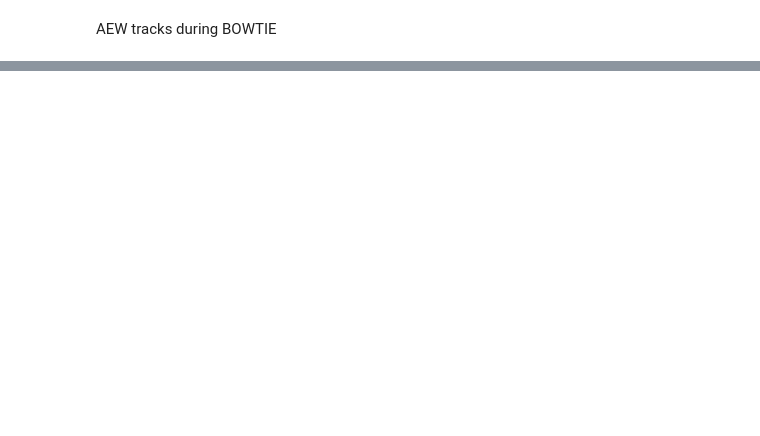
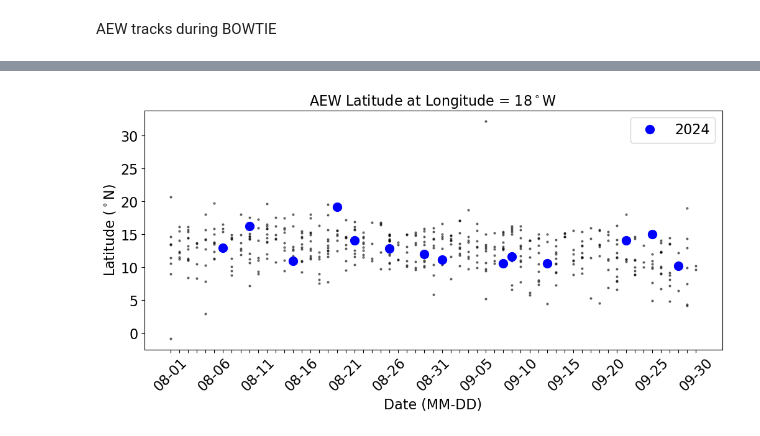
Before and after one commit to allison-wing/PICCOLO, a Jupyter notebook: plot_AEWtracks_ERA5_BOWTIE_climo.ipynb, the cells around one changed output, grey strips where cells are left out. Drawn from its saved outputs; the diff is of its cells as text; code cells hidden in the pictures; blank space fills up the shorter version.

```diff
--- a/plot_AEWtracks_ERA5_BOWTIE_climo.ipynb
+++ b/plot_AEWtracks_ERA5_BOWTIE_climo.ipynb
@@ -289,0 +308,69 @@ Text(0.5, 1.0, 'AEW Tracks: Aug  10 - Sep  30, 2024')
+# %%
+fig, ax = plt.subplots(figsize=(12, 5))
+#make month day array from august 1 to september 30
+date_range = pd.date_range(start="2024-08-01", end="2024-09-30")
+date18_md_reg = [f"{d.month:02d}-{d.day:02d}" for d in date_range]
+
+# Loop over each year
+for y, year in enumerate(years):
+
+    # Get dimensions
+    nAEW, ntimeAEW = AEWlat_subset[:,:,y].shape
+    AEW_lon = AEWlon_subset[:,:,y]
+    AEW_lat = AEWlat_subset[:,:,y]
+    lat18 = np.full(nAEW, np.nan)  # Initialize array to hold latitudes at lon = -18
+    lat18_reg = np.full(np.size(date18_md_reg), np.nan)
+    date18 = [None] * nAEW
+    for i in range(nAEW):
+        # Interpolate AEW latitude to a longitude of -18, mask over nan
+        mask = ~np.isnan(AEW_lon[i, :]) & ~np.isnan(AEW_lat[i, :])
+        lon_masked = AEW_lon[i, :][mask]
+        lat_masked = AEW_lat[i, :][mask]
+        dates_arr = np.array(dates_subset)
+        dates_masked = dates_arr[:,y][mask]
+
+        # Sort by longitude increasing
+        sort_idx = np.argsort(lon_masked)
+        lon_sorted = lon_masked[sort_idx]
+        lat_sorted = lat_masked[sort_idx]
+        date_sorted = dates_masked[sort_idx]
+
+        #Check if there is data in lon_sorted
+        if lon_sorted.size == 0:
+            continue
+
+        # Only interpolate if -18 is within the range
+        if np.nanmin(lon_sorted) <= -18 <= np.nanmax(lon_sorted):
+            lat18[i] = np.interp(-18, lon_sorted, lat_sorted)
+            # Find the index closest to -18 for the date
+            idx_closest = np.argmin(np.abs(lon_sorted + 18))
+            # Convert cftime to datetime
+            date_cftime = date_sorted[idx_closest]
+            try:
+                date18[i] = date_cftime.to_datetime()
+            except AttributeError:
+                date18[i] = pd.to_datetime(str(date_cftime))
+        else:
+            lat18[i] = np.nan
+            date18[i] = None
+
+    date18_md = [f"{d.month:02d}-{d.day:02d}" if d is not None else "" for d in date18]
+    #fill lat18_reg
+    for i, md in enumerate(date18_md):
+        if md in date18_md_reg:
+            lat18_reg[date18_md_reg.index(md)] = lat18[i]
+    ax.plot(date18_md_reg,lat18_reg, 'o', color='black', alpha = 0.5, markersize=2)
+
+
+ax.plot(date18_md_reg,lat18_2024_reg, 'o', color='blue', markersize=10,label='2024')
+ax.set_title('AEW Latitude at Longitude = 18$^\circ$W',fontsize=16)
+ax.set_xlabel('Date (MM-DD)',fontsize=16)
+ax.set_ylabel('Latitude ($^\circ$N)',fontsize=16)
+ax.legend(fontsize=16)
+ax.tick_params(axis='y', labelsize=16)
+
+xticks = np.arange(len(date18_md_reg))
+xticklabels = [date18_md_reg[i] if i % 5 == 0 else "" for i in xticks]
+ax.set_xticks(xticks)
+ax.set_xticklabels(xticklabels, rotation=45,fontsize=16)
+# %% [output]
@@ -289,0 +394 @@ Text(0.5, 1.0, 'AEW Tracks: Aug  10 - Sep  30, 2024')
+[figure, added]
```
Also changed, not shown: parts of 7 cells of this notebook.
